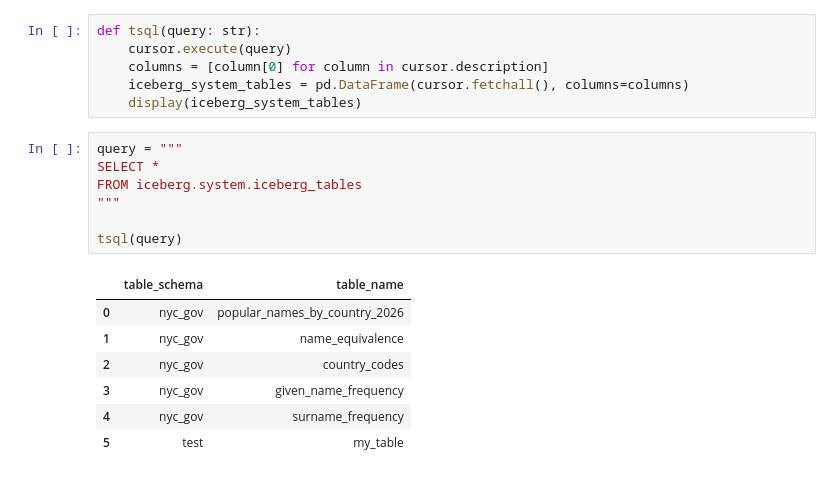
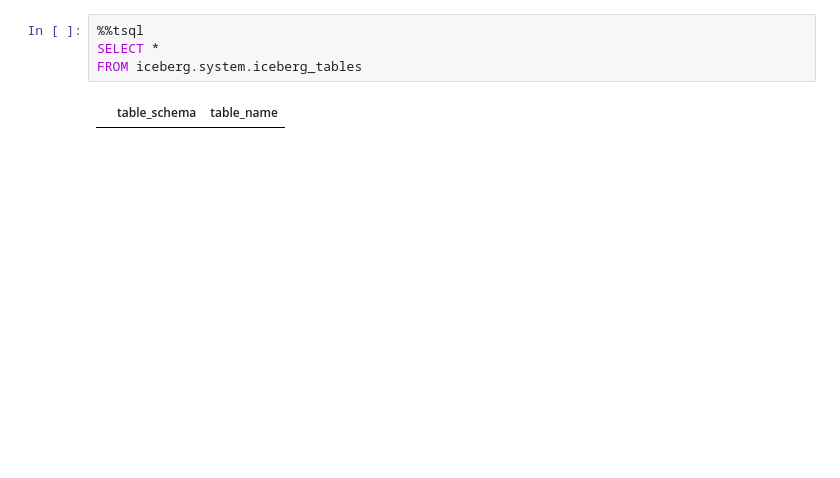
Before and after one commit to rogeriomm/monorepo-datahub-ops, a Jupyter notebook: notebooks/jupyter/trino/trino-hello-world-magic.ipynb, the cells around one changed output. Drawn from its saved outputs; the diff is of its cells as text; blank space fills up the shorter version.

```diff
--- a/notebooks/jupyter/trino/trino-hello-world-magic.ipynb
+++ b/notebooks/jupyter/trino/trino-hello-world-magic.ipynb
@@ -51,22 +12,7 @@ display(rows)
-# %%
-def tsql(query: str):
-    cursor.execute(query)
-    columns = [column[0] for column in cursor.description]
-    iceberg_system_tables = pd.DataFrame(cursor.fetchall(), columns=columns)
-    display(iceberg_system_tables)
 # %%
-query = """
+%%tsql
 SELECT *
 FROM iceberg.system.iceberg_tables
-"""
-
-tsql(query)
 # %% [output]
 |  | table_schema | table_name |
-| 0 | nyc_gov | popular_names_by_country_2026 |
-| 1 | nyc_gov | name_equivalence |
-| 2 | nyc_gov | country_codes |
-| 3 | nyc_gov | given_name_frequency |
-| 4 | nyc_gov | surname_frequency |
-| 5 | test | my_table |
 # %%
```
Also changed, not shown: parts of 9 cells of this notebook, 3 other files.
